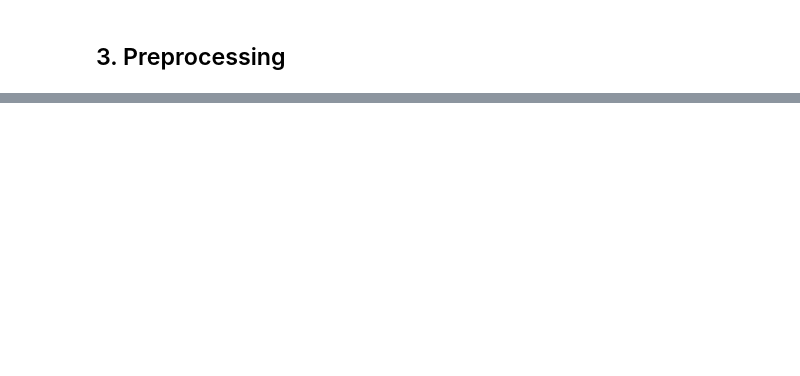
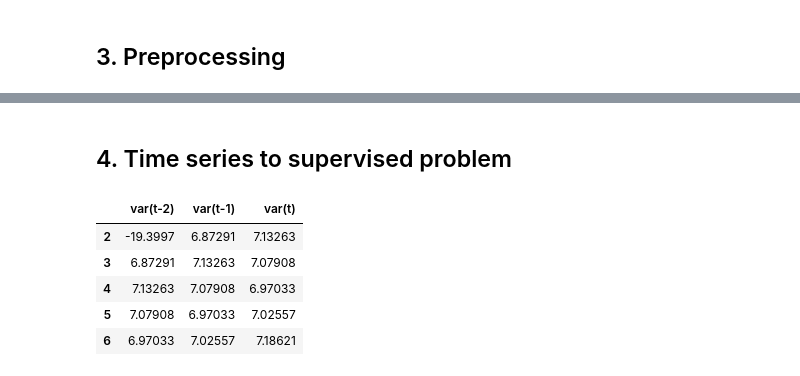
Before and after one commit to ingJSNA/machineLearning2018, a Jupyter notebook: Final Project/1 Data selection and preprocessing.ipynb, the cells around one changed output, grey strips where cells are left out. Cells and saved outputs as stored; diff of their text form; code cells hidden in the pictures; blank space fills up the shorter version.

Commit message:
Time series to supervised learning problem

```diff
--- a/Final Project/1 Data selection and preprocessing.ipynb
+++ b/Final Project/1 Data selection and preprocessing.ipynb
@@ -150,0 +172,54 @@ profitability.describe(include="all")
+# %% [markdown]
+## 4. Time series to supervised problem
+# %%
+# https://machinelearningmastery.com/convert-time-series-supervised-learning-problem-python/
+def series_to_supervised(data, n_in=1, n_out=1, dropnan=True):
+    """
+    Frame a time series as a supervised learning dataset.
+    Arguments:
+		data: Sequence of observations as a DataFrame.
+		n_in: Number of lag observations as input (X).
+		n_out: Number of observations as output (y).
+		dropnan: Boolean whether or not to drop rows with NaN values.
+	Returns:
+		Pandas DataFrame of series framed for supervised learning.
+	"""
+    n_vars = data.size
+    df = data
+    cols = pd.DataFrame()
+    # input sequence (t-n, ... t-1)
+    for i in range(n_in, 0, -1):
+        name = 'var(t-{})'.format(i)
+        cols[name] = df.shift(i)
+    # forecast sequence (t, t+1, ... t+n)
+    for i in range(0, n_out):
+
+        if i == 0:
+            name = 'var(t)'
+        else:
+            name = 'var(t+{})'.format(i)
+
+        cols[name] = df.shift(-i)
+
+    # drop rows with NaN values
+    if dropnan:
+        cols.dropna(inplace=True)
+    return cols
+
+data = pd.DataFrame()
+
+data['t'] = report['Rentab. dia']
+
+data['t+1'] = data['t'].shift(-1)
+
+
+data = series_to_supervised(report['Rentab. dia'], 2)
+
+data.head()
+# %% [output]
+|  | var(t-2) | var(t-1) | var(t) |
+| 2 | -19.3997 | 6.87291 | 7.13263 |
+| 3 | 6.87291 | 7.13263 | 7.07908 |
+| 4 | 7.13263 | 7.07908 | 6.97033 |
+| 5 | 7.07908 | 6.97033 | 7.02557 |
+| 6 | 6.97033 | 7.02557 | 7.18621 |
```
Also changed, not shown: parts of 3 cells of this notebook, 1 other file.
